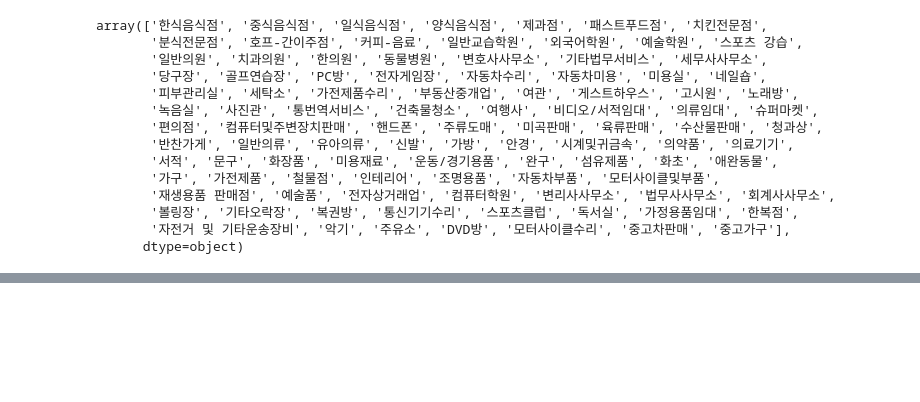
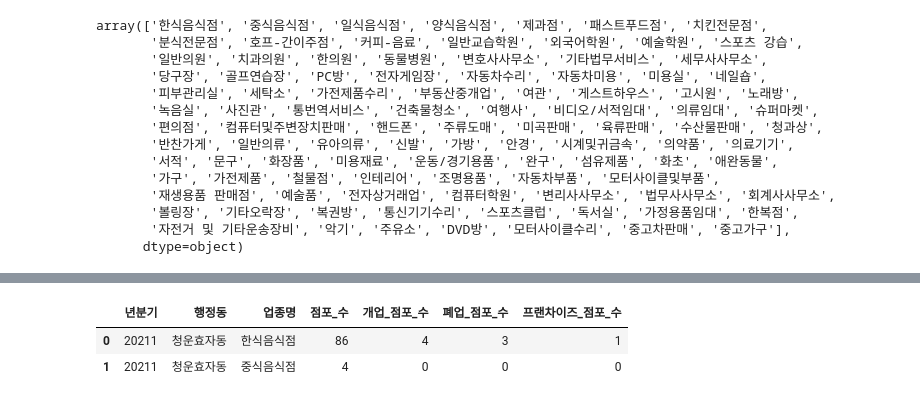
Before and after one commit to icehotcocoa/apt-project, a Jupyter notebook: oos/data/계폐업데이터/계폐업데이터_21.ipynb, the cells around one changed output, grey strips where cells are left out. Saved outputs shown, nothing was run; the diff lists cells and outputs as text; code cells hidden in the pictures; blank space fills up the shorter version.

```diff
--- a/oos/data/계폐업데이터/계폐업데이터_21.ipynb
+++ b/oos/data/계폐업데이터/계폐업데이터_21.ipynb
@@ -141,3 +152,19 @@ array(['한식음식점', '중식음식점', '일식음식점', '양식음식점
        '볼링장', '기타오락장', '복권방', '통신기기수리', '스포츠클럽', '독서실', '가정용품임대', '한복점',
        '자전거 및 기타운송장비', '악기', '주유소', 'DVD방', '모터사이클수리', '중고차판매', '중고가구'],
       dtype=object)
+# %%
+set_a = set(data_01['서비스_업종_코드_명'])
+set_b = set(sale_list)
+common_values = set_a & set_b  # A와 B에 모두 있는 값
+only_in_a = set_a - set_b  # A에만 있는 값
+only_in_b = set_b - set_a  # B에만 있는 값
+
+# 결과 출력
+print("A와 B에 모두 있는 값:")
+print(common_values)
+
+print("\nA에만 있는 값:")
+print(only_in_a)
+
+print("\nB에만 있는 값:")
+print(only_in_b)
@@ -143,0 +180,3 @@ array(['한식음식점', '중식음식점', '일식음식점', '양식음식점
+# %%
+# 삭제할 항목 제외
+df_cleaned = data_01[~data_01['서비스_업종_코드_명'].isin(only_in_a)]
@@ -143,0 +240,8 @@ array(['한식음식점', '중식음식점', '일식음식점', '양식음식점
+# %%
+df_cleaned = df_cleaned[['기준_년분기_코드', '행정동_코드_명', '서비스_업종_코드_명', '점포_수', '개업_점포_수', '폐업_점포_수', '프랜차이즈_점포_수']]
+# %%
+# 새로운 컬럼명 리스트
+new_columns = ['년분기', '행정동', '업종명', '점포_수', '개업_점포_수', '폐업_점포_수', '프랜차이즈_점포_수']  # 원하는 컬럼명으로 변경
+
+# 컬럼명 변경
+df_cleaned.columns = new_columns
@@ -143,0 +265,6 @@ array(['한식음식점', '중식음식점', '일식음식점', '양식음식점
+# %%
+df_cleaned.head(2)
+# %% [output]
+|  | 년분기 | 행정동 | 업종명 | 점포_수 | 개업_점포_수 | 폐업_점포_수 | 프랜차이즈_점포_수 |
+| 0 | 20211 | 청운효자동 | 한식음식점 | 86 | 4 | 3 | 1 |
+| 1 | 20211 | 청운효자동 | 중식음식점 | 4 | 0 | 0 | 0 |
```
Also changed, not shown: parts of 11 cells of this notebook, 16 other files.
